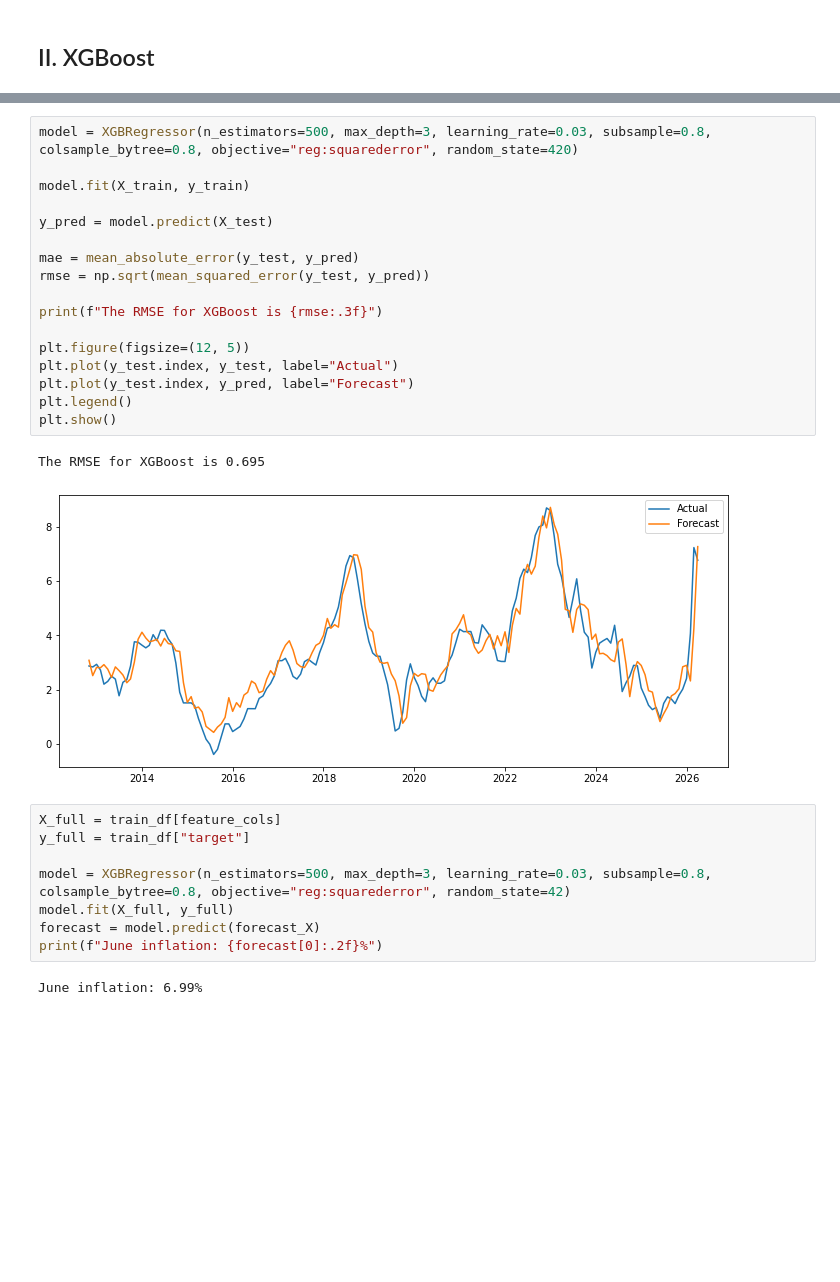
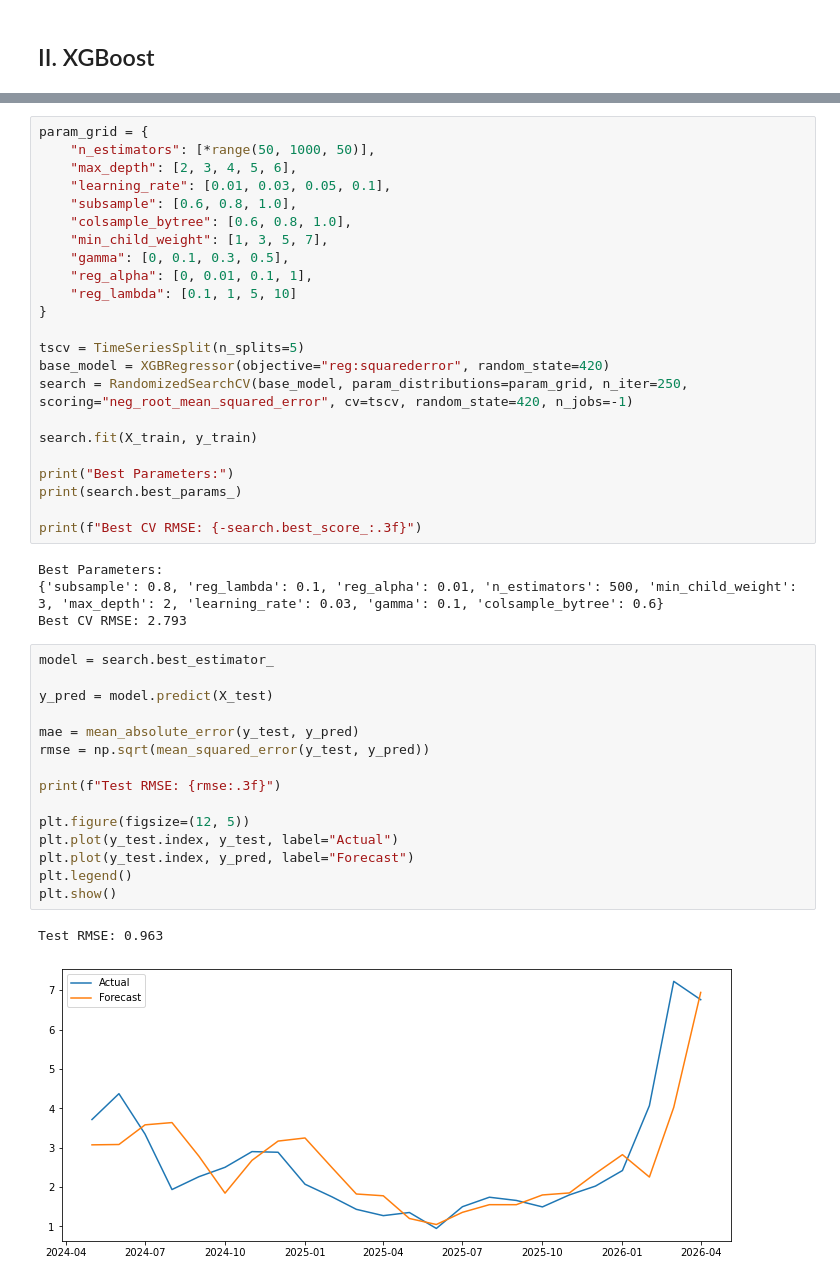
Before and after one commit to xxtofff/ML-Projects, a Jupyter notebook: notebooks/inflation_forecasting.ipynb, the cells around one changed output, grey strips where cells are left out. Cells and saved outputs as stored; diff of their text form; blank space fills up the shorter version.

```diff
--- a/notebooks/inflation_forecasting.ipynb
+++ b/notebooks/inflation_forecasting.ipynb
@@ -383,30 +419,45 @@ y_test = y.iloc[split_idx:]
-# %%
-model = XGBRegressor(n_estimators=500, max_depth=3, learning_rate=0.03, subsample=0.8, colsample_bytree=0.8, objective="reg:squarederror", random_state=420)
-
-model.fit(X_train, y_train)
-
-y_pred = model.predict(X_test)
-
-mae = mean_absolute_error(y_test, y_pred)
-rmse = np.sqrt(mean_squared_error(y_test, y_pred))
-
-print(f"The RMSE for XGBoost is {rmse:.3f}")
-
-plt.figure(figsize=(12, 5))
-plt.plot(y_test.index, y_test, label="Actual")
-plt.plot(y_test.index, y_pred, label="Forecast")
-plt.legend()
-plt.show()
-# %% [output]
-The RMSE for XGBoost is 0.695
-[figure, removed]
-# %%
-X_full = train_df[feature_cols]
-y_full = train_df["target"]
-
-model = XGBRegressor(n_estimators=500, max_depth=3, learning_rate=0.03, subsample=0.8, colsample_bytree=0.8, objective="reg:squarederror", random_state=42)
-model.fit(X_full, y_full)
-forecast = model.predict(forecast_X)
-print(f"June inflation: {forecast[0]:.2f}%")
-# %% [output]
-June inflation: 6.99%
+# %%
+param_grid = {
+    "n_estimators": [*range(50, 1000, 50)],
+    "max_depth": [2, 3, 4, 5, 6],
+    "learning_rate": [0.01, 0.03, 0.05, 0.1],
+    "subsample": [0.6, 0.8, 1.0],
+    "colsample_bytree": [0.6, 0.8, 1.0],
+    "min_child_weight": [1, 3, 5, 7],
+    "gamma": [0, 0.1, 0.3, 0.5],
+    "reg_alpha": [0, 0.01, 0.1, 1],
+    "reg_lambda": [0.1, 1, 5, 10]
+}
+
+tscv = TimeSeriesSplit(n_splits=5)
+base_model = XGBRegressor(objective="reg:squarederror", random_state=420)
+search = RandomizedSearchCV(base_model, param_distributions=param_grid, n_iter=250, scoring="neg_root_mean_squared_error", cv=tscv, random_state=420, n_jobs=-1)
+
+search.fit(X_train, y_train)
+
+print("Best Parameters:")
+print(search.best_params_)
+
+print(f"Best CV RMSE: {-search.best_score_:.3f}")
+# %% [output]
+Best Parameters:
+{'subsample': 0.8, 'reg_lambda': 0.1, 'reg_alpha': 0.01, 'n_estimators': 500, 'min_child_weight': 3, 'max_depth': 2, 'learning_rate': 0.03, 'gamma': 0.1, 'colsample_bytree': 0.6}
+Best CV RMSE: 2.793
+# %%
+model = search.best_estimator_
+
+y_pred = model.predict(X_test)
+
+mae = mean_absolute_error(y_test, y_pred)
+rmse = np.sqrt(mean_squared_error(y_test, y_pred))
+
+print(f"Test RMSE: {rmse:.3f}")
+
+plt.figure(figsize=(12, 5))
+plt.plot(y_test.index, y_test, label="Actual")
+plt.plot(y_test.index, y_pred, label="Forecast")
+plt.legend()
+plt.show()
+# %% [output]
+Test RMSE: 0.963
+[figure, added]
```
Also changed, not shown: parts of 40 cells of this notebook.
